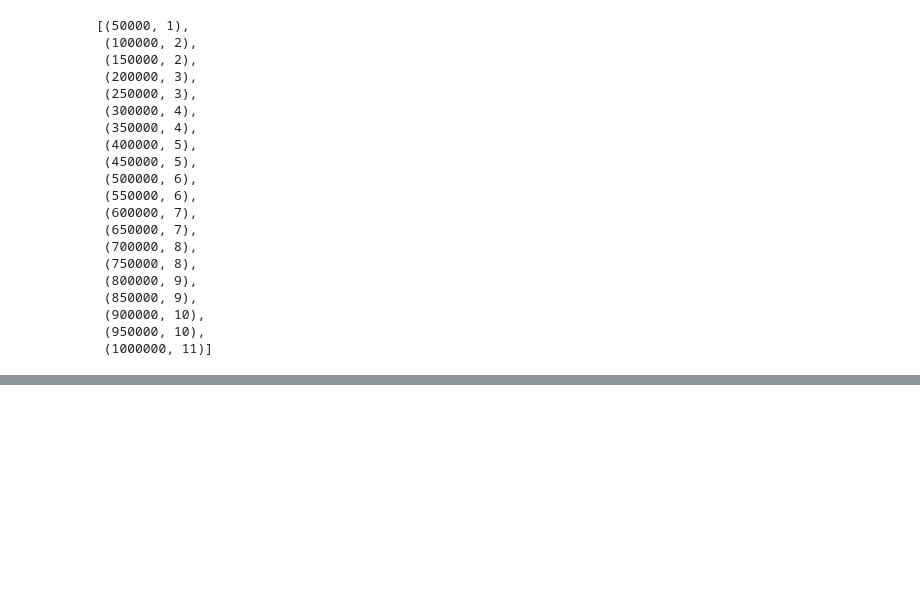
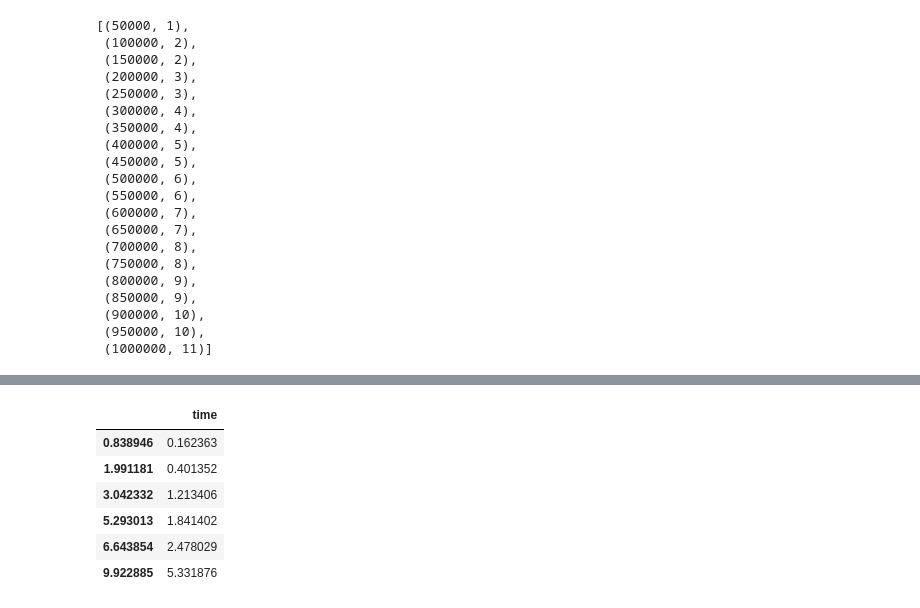
Before and after one commit to oslomet-arx-as-a-service/ARXaaS-load-testing, a Jupyter notebook: window-dataset-load-testing.ipynb, the cells around one changed output, grey strips where cells are left out. Cells and saved outputs as stored; diff of their text form; code cells hidden in the pictures; blank space fills up the shorter version.

```diff
--- a/window-dataset-load-testing.ipynb
+++ b/window-dataset-load-testing.ipynb
@@ -10,3 +11,7 @@ import timeit
+# %%
+s  = requests.Session()
+s.verify = False
+con = AaaS("https://arxaas.nais.preprod.local", client=s)
 # %%
 shapes = [(n, int(n*0.00001)+1) for n in range(50000, 1050000, 50000)]
 shapes
@@ -41,0 +59,11 @@ result_df.plot();
+# %%
+result_df = pd.DataFrame.from_dict(mb_size_dict, orient="index", columns=["time"])
+result_df
+# %% [output]
+|  | time |
+| 0.838946 | 0.162363 |
+| 1.991181 | 0.401352 |
+| 3.042332 | 1.213406 |
+| 5.293013 | 1.841402 |
+| 6.643854 | 2.478029 |
+| 9.922885 | 5.331876 |
```
Also changed, not shown: parts of 9 cells of this notebook, 4 other files.
